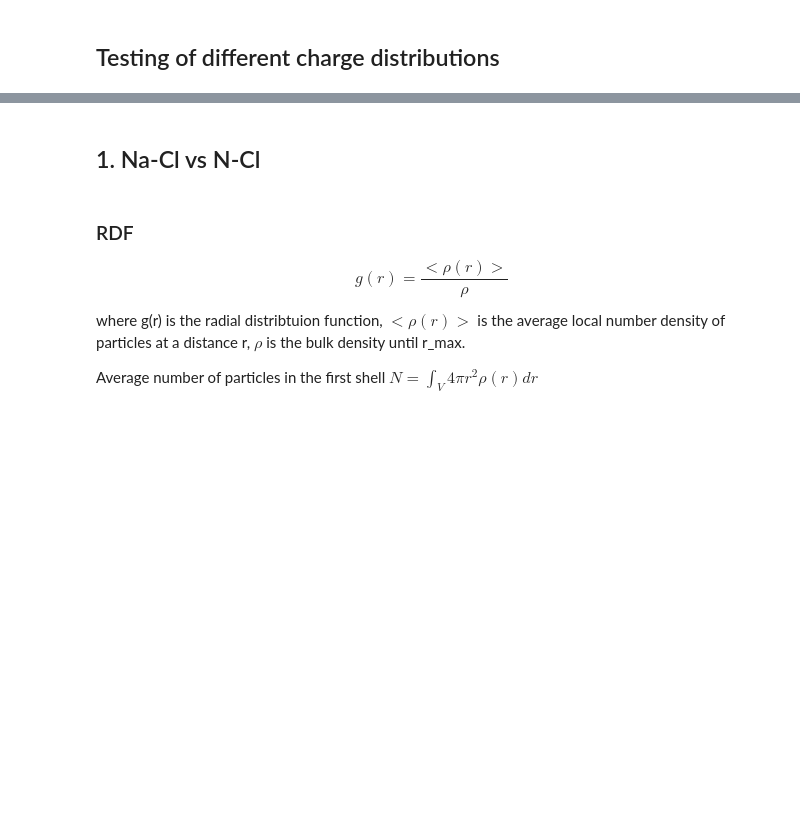
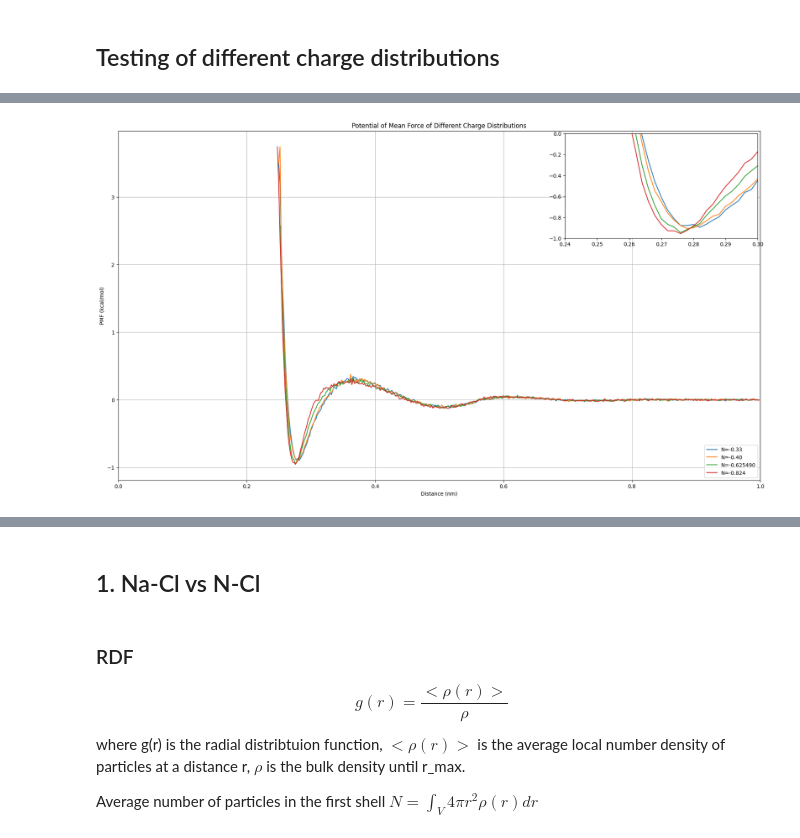
Before and after one commit to Heiley-W/project, a Jupyter notebook: RDF-analysis.ipynb, the cells around one changed output, grey strips where cells are left out. Saved outputs shown, nothing was run; the diff lists cells and outputs as text; code cells hidden in the pictures; blank space fills up the shorter version.

```diff
--- a/RDF-analysis.ipynb
+++ b/RDF-analysis.ipynb
@@ -78,0 +95,25 @@ plt.show()
+# %%
+plot_settings("Potential of Mean Force of Different Charge Distributions")
+plt.ylabel("PMF (kcal/mol)")
+plt.xlim(0,1)
+pmf('rdf/nh4cl-rdf/rdf_0.15M-nh4-o.xvg', "N=-0.33")
+pmf('rdf/charge1/rdf_n-o.xvg', "N=-0.40")
+pmf('rdf/charge2/rdf_n-o.xvg', "N=-0.625490")
+pmf('rdf/charge3/rdf_n-o.xvg', "N=-0.824")
+plt.legend(loc='lower right')
+axins = inset_axes(plt.gca(), width="30%", height="30%", loc='upper right')
+axins.set_xlim(0.24, 0.3)
+axins.set_ylim(-1,0)
+
+for name, label in [('rdf/nh4cl-rdf/rdf_0.15M-nh4-o.xvg', "N=-0.33"),
+                    ('rdf/charge1/rdf_n-o.xvg', "N=-0.40"),
+                    ('rdf/charge2/rdf_n-o.xvg', "N=-0.625490"),
+                    ('rdf/charge3/rdf_n-o.xvg', "N=-0.824")]:
+    data = np.loadtxt(f"{name}", skiprows=25)
+    x = data[:, 0]
+    y = data[:, 1]
+    W = - k * T * np.log(y) / 4184 * 6.022e23
+    axins.plot(x, W)
+plt.show()
+# %% [output]
+[figure, added]
```
Also changed, not shown: parts of 5 cells of this notebook.
